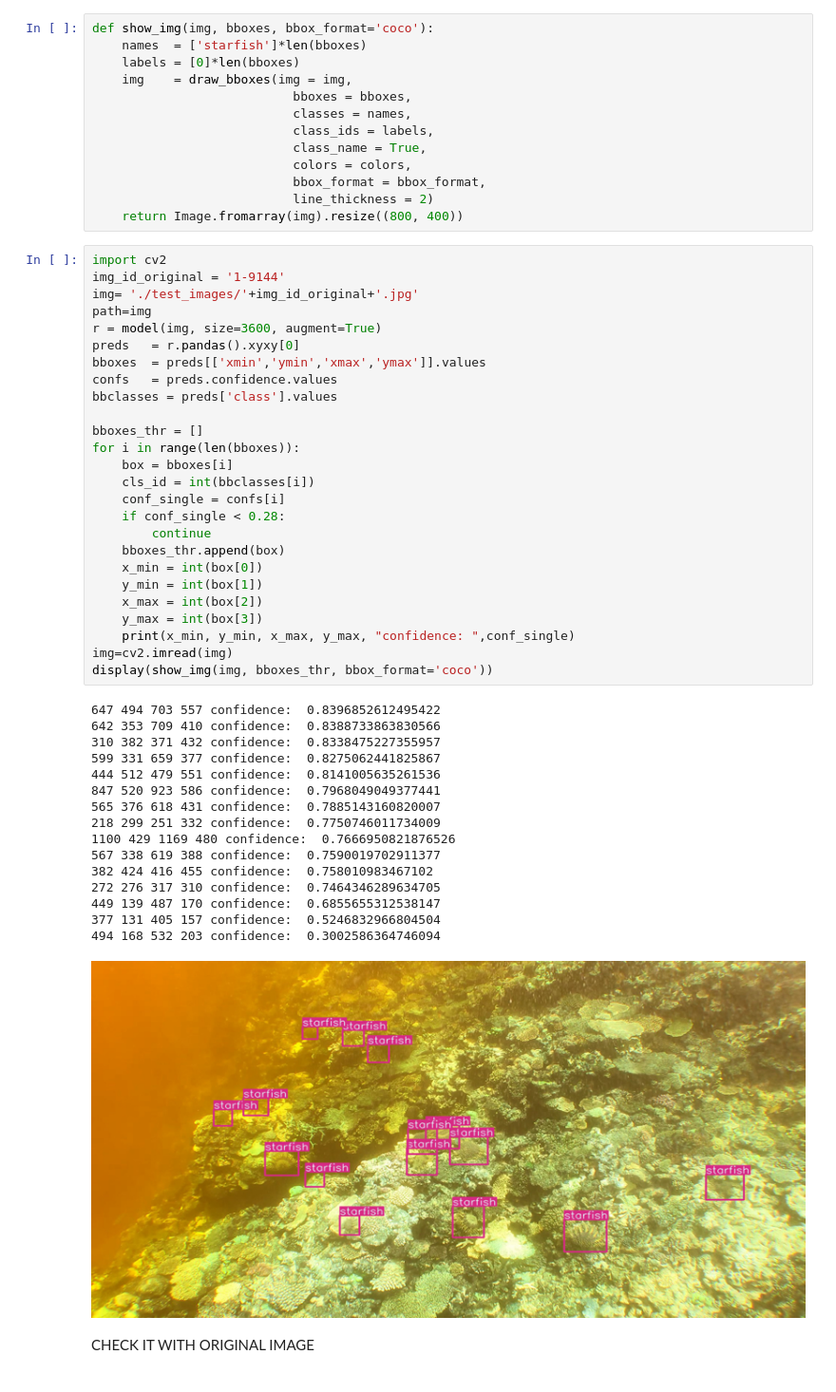
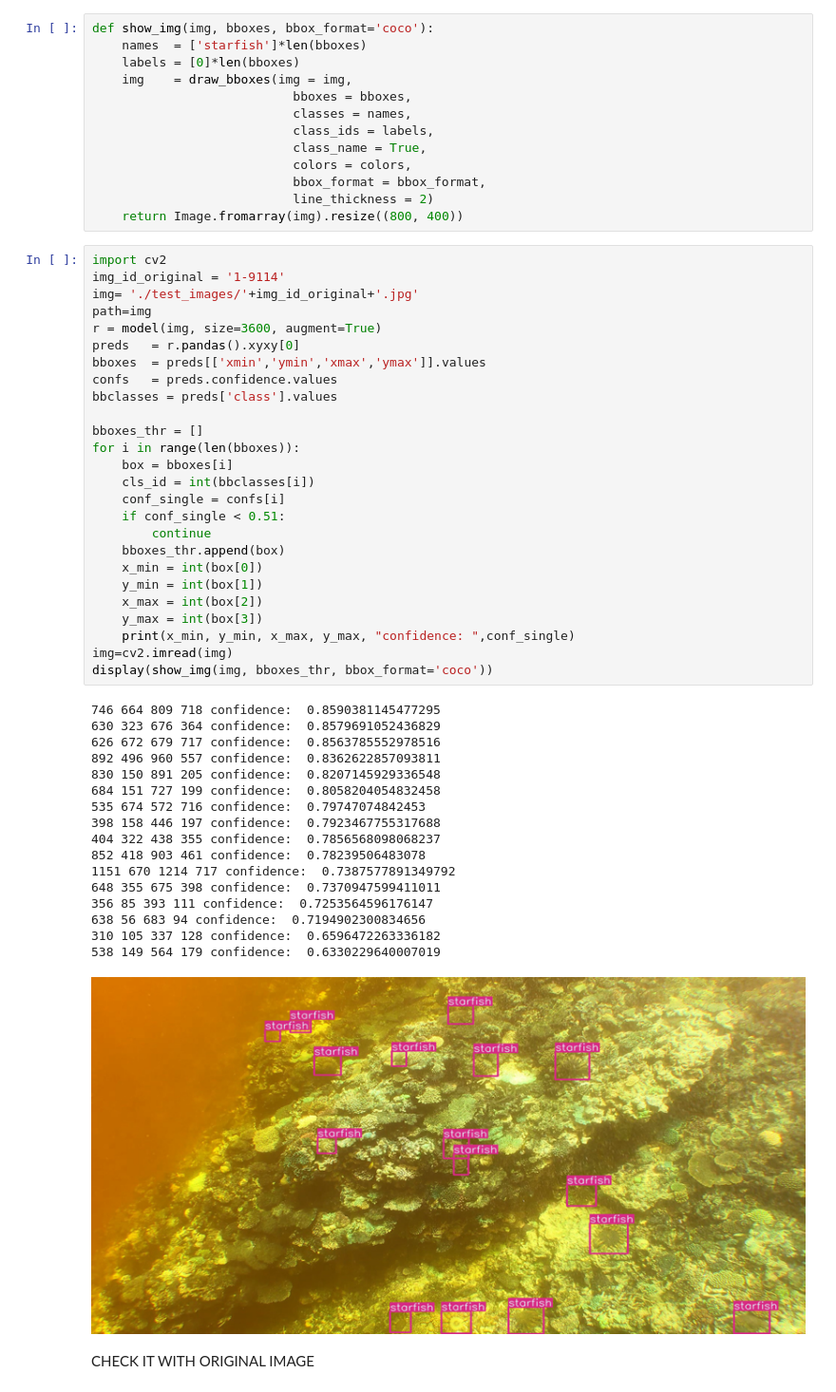
Before and after one commit to MarcB77/Great_Barrier_Reef, a Jupyter notebook: yolov5_TEST_FINAL.ipynb, the cells around one changed output. Shown at 95% size. Saved outputs shown, nothing was run; the diff lists cells and outputs as text.

```diff
--- a/yolov5_TEST_FINAL.ipynb
+++ b/yolov5_TEST_FINAL.ipynb
@@ -241,47 +153,48 @@ def show_img(img, bboxes, bbox_format='coco'):
     return Image.fromarray(img).resize((800, 400))
 # %%
 import cv2
-img_id_original = '1-9144'
+img_id_original = '1-9114'
 img= './test_images/'+img_id_original+'.jpg'
 path=img
 r = model(img, size=3600, augment=True)
 preds   = r.pandas().xyxy[0]
 bboxes  = preds[['xmin','ymin','xmax','ymax']].values
 confs   = preds.confidence.values
 bbclasses = preds['class'].values
 
 bboxes_thr = []
 for i in range(len(bboxes)):
     box = bboxes[i]
     cls_id = int(bbclasses[i])
     conf_single = confs[i]
-    if conf_single < 0.28:
+    if conf_single < 0.51:
         continue
     bboxes_thr.append(box)
     x_min = int(box[0])
     y_min = int(box[1])
     x_max = int(box[2])
     y_max = int(box[3])
     print(x_min, y_min, x_max, y_max, "confidence: ",conf_single)
 img=cv2.imread(img)
 display(show_img(img, bboxes_thr, bbox_format='coco'))
 # %% [output]
-647 494 703 557 confidence:  0.8396852612495422
-642 353 709 410 confidence:  0.8388733863830566
-310 382 371 432 confidence:  0.8338475227355957
-599 331 659 377 confidence:  0.8275062441825867
-444 512 479 551 confidence:  0.8141005635261536
-847 520 923 586 confidence:  0.7968049049377441
-565 376 618 431 confidence:  0.7885143160820007
-218 299 251 332 confidence:  0.7750746011734009
-1100 429 1169 480 confidence:  0.7666950821876526
-567 338 619 388 confidence:  0.7590019702911377
-382 424 416 455 confidence:  0.758010983467102
-272 276 317 310 confidence:  0.7464346289634705
-449 139 487 170 confidence:  0.6855655312538147
-377 131 405 157 confidence:  0.5246832966804504
-494 168 532 203 confidence:  0.3002586364746094
+746 664 809 718 confidence:  0.8590381145477295
+630 323 676 364 confidence:  0.8579691052436829
+626 672 679 717 confidence:  0.8563785552978516
+892 496 960 557 confidence:  0.8362622857093811
+830 150 891 205 confidence:  0.8207145929336548
+684 151 727 199 confidence:  0.8058204054832458
+535 674 572 716 confidence:  0.79747074842453
+398 158 446 197 confidence:  0.7923467755317688
+404 322 438 355 confidence:  0.7856568098068237
+852 418 903 461 confidence:  0.78239506483078
+1151 670 1214 717 confidence:  0.7387577891349792
+648 355 675 398 confidence:  0.7370947599411011
+356 85 393 111 confidence:  0.7253564596176147
+638 56 683 94 confidence:  0.7194902300834656
+310 105 337 128 confidence:  0.6596472263336182
+538 149 564 179 confidence:  0.6330229640007019
-[figure, old version]
+[figure, new version]
 # %% [markdown]
 CHECK IT WITH ORIGINAL IMAGE
 # %%
```
Also changed, not shown: parts of 6 cells of this notebook, 10 other files.
